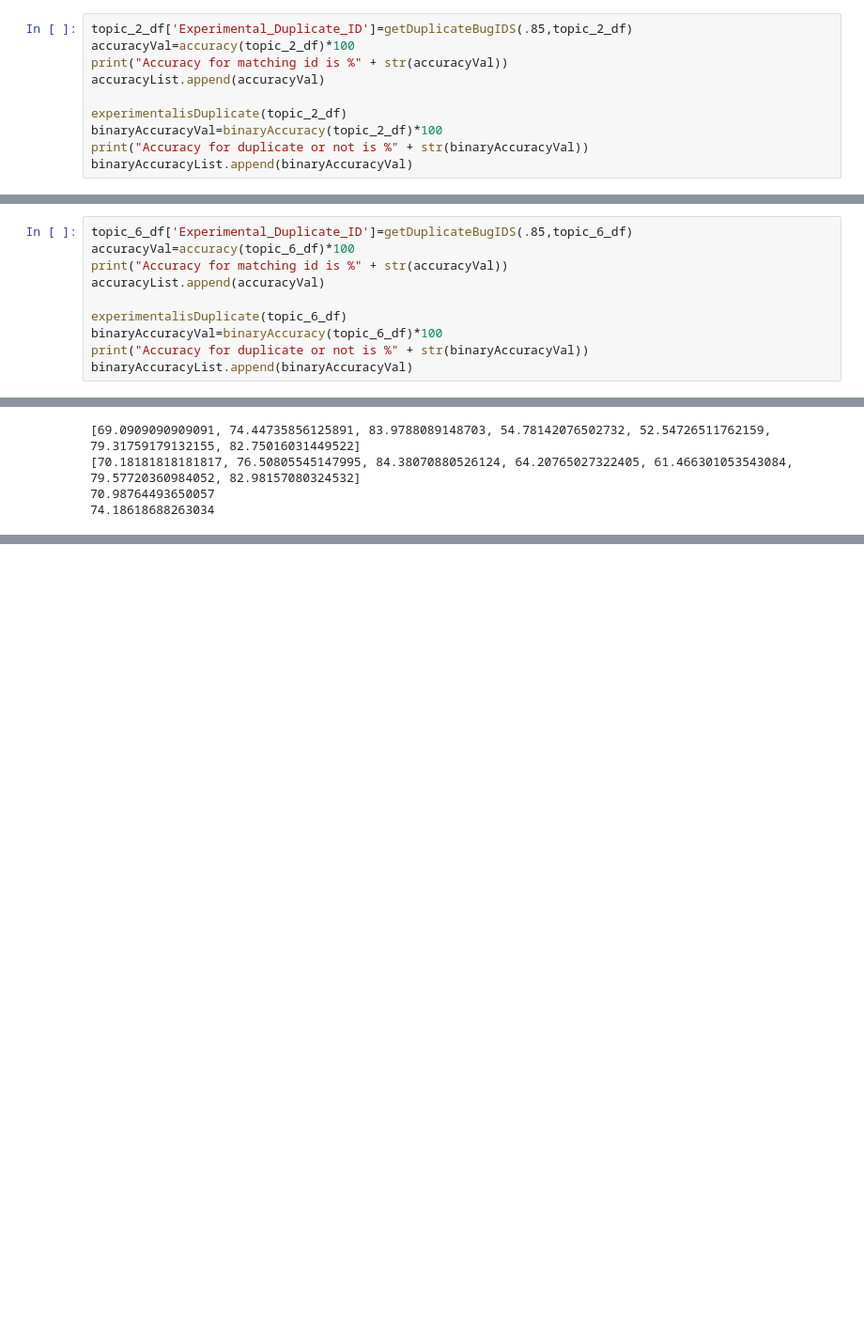
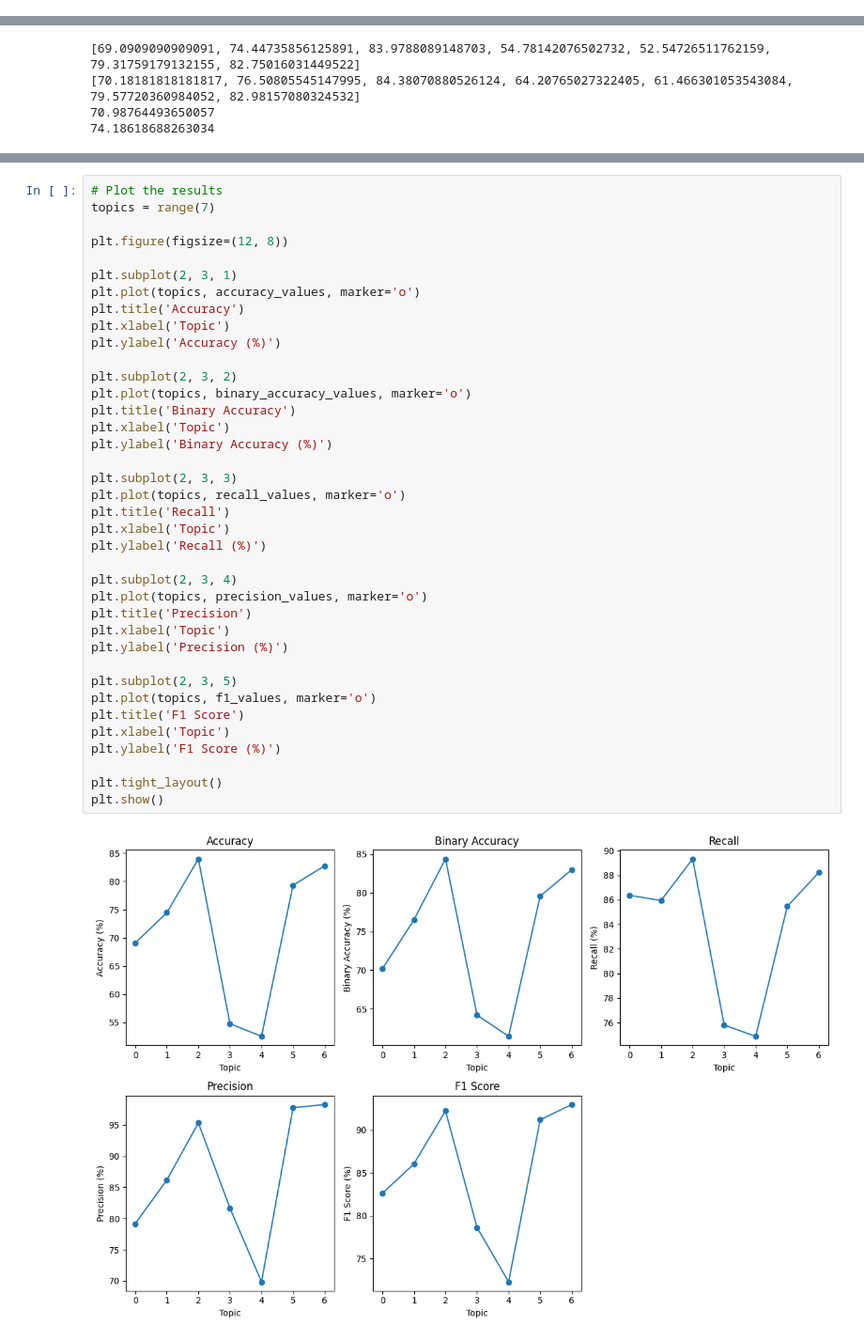
Before and after one commit to qas-lab/LaneyREU, a Jupyter notebook: Laney_REU_2024_draft3_no_summaries.ipynb, the cells around one changed output, grey strips where cells are left out. Shown at 94% size. Saved outputs shown, nothing was run; the diff lists cells and outputs as text; blank space fills up the shorter version.

Commit message:
Added visualization and refactored code

```diff
--- a/Laney_REU_2024_draft3_no_summaries.ipynb
+++ b/Laney_REU_2024_draft3_no_summaries.ipynb
@@ -736,10 +700,0 @@ See the caveats in the documentation: https://pandas.pydata.org/pandas-docs/stab
-# %%
-topic_2_df['Experimental_Duplicate_ID']=getDuplicateBugIDS(.85,topic_2_df)
-accuracyVal=accuracy(topic_2_df)*100
-print("Accuracy for matching id is %" + str(accuracyVal))
-accuracyList.append(accuracyVal)
-
-experimentalisDuplicate(topic_2_df)
-binaryAccuracyVal=binaryAccuracy(topic_2_df)*100
-print("Accuracy for duplicate or not is %" + str(binaryAccuracyVal))
-binaryAccuracyList.append(binaryAccuracyVal)
@@ -847,10 +700,0 @@ Accuracy for duplicate or not is %79.57720360984052
-# %%
-topic_6_df['Experimental_Duplicate_ID']=getDuplicateBugIDS(.85,topic_6_df)
-accuracyVal=accuracy(topic_6_df)*100
-print("Accuracy for matching id is %" + str(accuracyVal))
-accuracyList.append(accuracyVal)
-
-experimentalisDuplicate(topic_6_df)
-binaryAccuracyVal=binaryAccuracy(topic_6_df)*100
-print("Accuracy for duplicate or not is %" + str(binaryAccuracyVal))
-binaryAccuracyList.append(binaryAccuracyVal)
@@ -960,0 +1067,40 @@ binaryAccuracyList.append(whole_df_binary_accuracy)
+# %%
+# Plot the results
+topics = range(7)
+
+plt.figure(figsize=(12, 8))
+
+plt.subplot(2, 3, 1)
+plt.plot(topics, accuracy_values, marker='o')
+plt.title('Accuracy')
+plt.xlabel('Topic')
+plt.ylabel('Accuracy (%)')
+
+plt.subplot(2, 3, 2)
+plt.plot(topics, binary_accuracy_values, marker='o')
+plt.title('Binary Accuracy')
+plt.xlabel('Topic')
+plt.ylabel('Binary Accuracy (%)')
+
+plt.subplot(2, 3, 3)
+plt.plot(topics, recall_values, marker='o')
+plt.title('Recall')
+plt.xlabel('Topic')
+plt.ylabel('Recall (%)')
+
+plt.subplot(2, 3, 4)
+plt.plot(topics, precision_values, marker='o')
+plt.title('Precision')
+plt.xlabel('Topic')
+plt.ylabel('Precision (%)')
+
+plt.subplot(2, 3, 5)
+plt.plot(topics, f1_values, marker='o')
+plt.title('F1 Score')
+plt.xlabel('Topic')
+plt.ylabel('F1 Score (%)')
+
+plt.tight_layout()
+plt.show()
+# %% [output]
+[figure, added]
```
Also changed, not shown: parts of 27 cells of this notebook.
